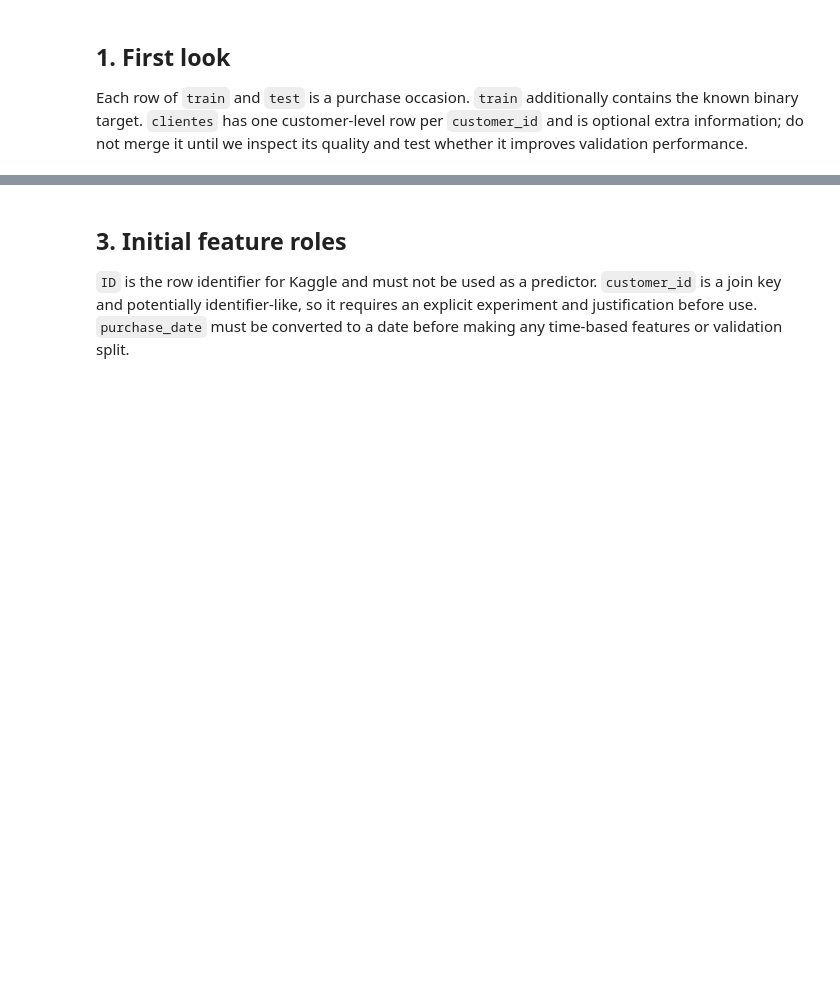
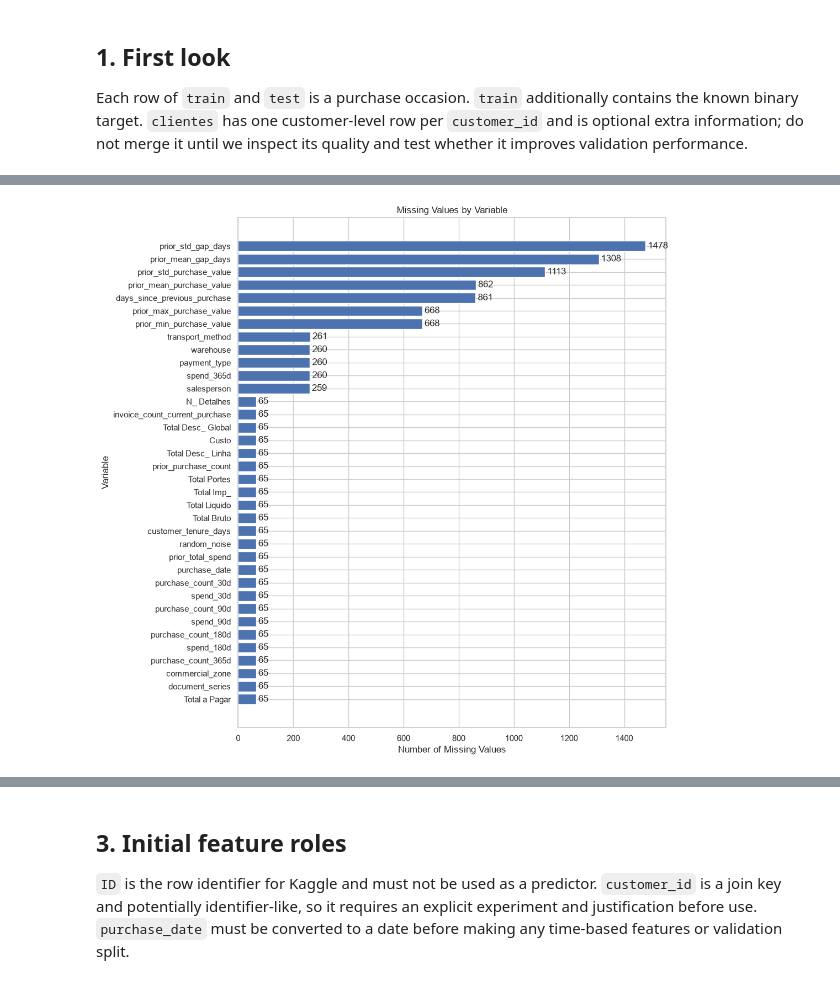
Before and after one commit to alfredosoudo21/ML_Group_04, a Jupyter notebook: notebooks/01_data_exploration.ipynb, the cells around one changed output, grey strips where cells are left out. Saved outputs shown, nothing was run; the diff lists cells and outputs as text; code cells hidden in the pictures; blank space fills up the shorter version.

Commit message:
Refine data quality exploration

```diff
--- a/notebooks/01_data_exploration.ipynb
+++ b/notebooks/01_data_exploration.ipynb
@@ -17,6 +17,10 @@ sns.set_theme(style='whitegrid')
 RANDOM_STATE = 42
 TARGET = 'repeat_purchase_90d'
 DATA_DIR = Path('data')
+if not DATA_DIR.is_dir():
+    DATA_DIR = Path('..') / 'data'
+if not DATA_DIR.is_dir():
+    raise FileNotFoundError('Open this notebook from the repository root or the notebooks directory.')
 # %%
 train = pd.read_csv(DATA_DIR / 'train.csv')
 test = pd.read_csv(DATA_DIR / 'test.csv')
@@ -74,0 +175,3 @@ assert sample_submission.columns.tolist() == ['ID', TARGET], 'Unexpected submiss
+# %%
+missing_values = train.isna().sum()
+missing_values
@@ -74,0 +196,20 @@ assert sample_submission.columns.tolist() == ['ID', TARGET], 'Unexpected submiss
+# %%
+missing_variables = missing_values[missing_values > 0]
+missing_variables = missing_variables.sort_values()
+
+plt.figure(figsize=(10, 12))
+
+bars = plt.barh(
+    missing_variables.index,
+    missing_variables.values
+)
+
+plt.bar_label(bars, padding=3)
+
+plt.title('Missing Values by Variable')
+plt.xlabel('Number of Missing Values')
+plt.ylabel('Variable')
+
+plt.show()
+# %% [output]
+[figure, added]
```
Also changed, not shown: parts of 24 cells of this notebook, 1 other file.
